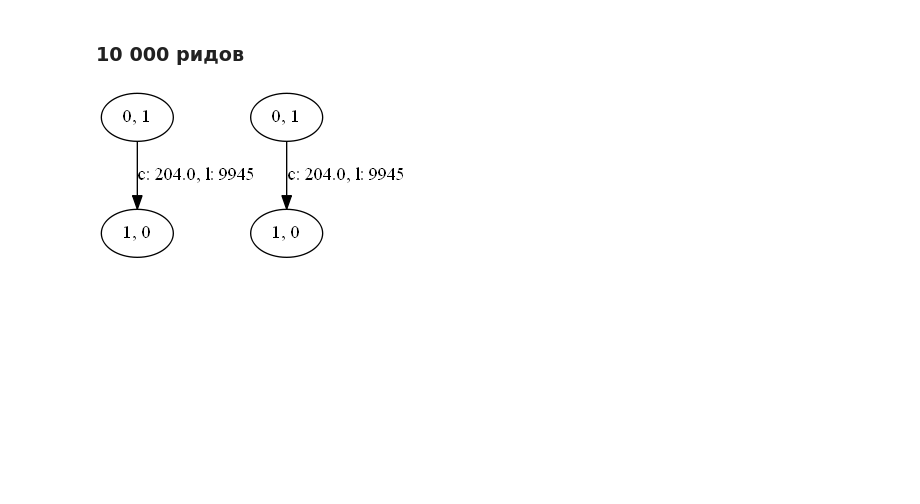
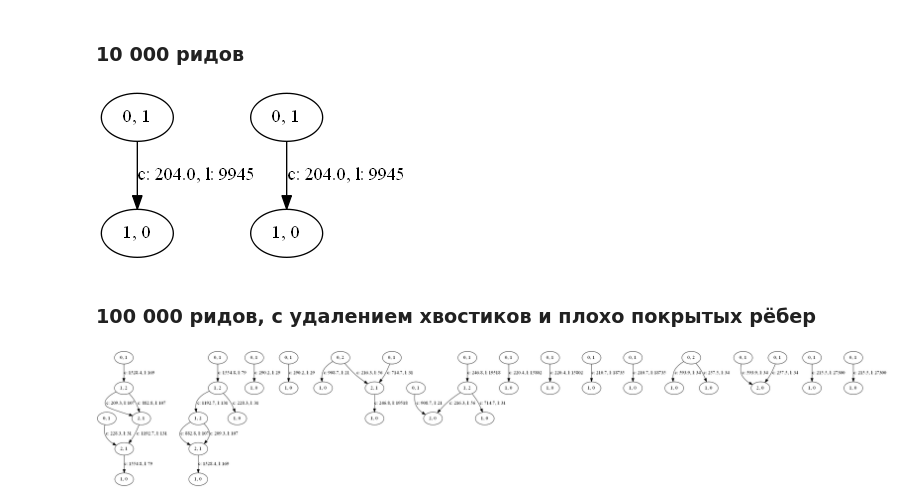
Before and after one commit to vkpankov/bioinfassembler, a Jupyter notebook: VisTests.ipynb, the cells around one changed output. Drawn from its saved outputs; the diff is of its cells as text; code cells hidden in the pictures; blank space fills up the shorter version.

```diff
--- a/VisTests.ipynb
+++ b/VisTests.ipynb
@@ -37,4 +44,11 @@ genomeAssembler = GenomeAssembler("TestData/s_6.first10000.fastq", "output_10000
 Visualize(genomeAssembler)
 # %% [output]
 [figure]
+# %% [markdown]
+### 100 000 ридов, с удалением хвостиков и плохо покрытых рёбер
+# %%
+genomeAssembler = GenomeAssembler("TestData/s_6.first100000.fastq", "output_100000.fasta", k = 55, removeSmallEndingEdges=True, removeLowCoveredEdges=True, minAverageCoverage=200, minEdgeLength=20)
+Visualize(genomeAssembler)
+# %% [output]
+[figure, added]
 # %% [markdown]
```
Also changed, not shown: parts of 6 cells of this notebook.
